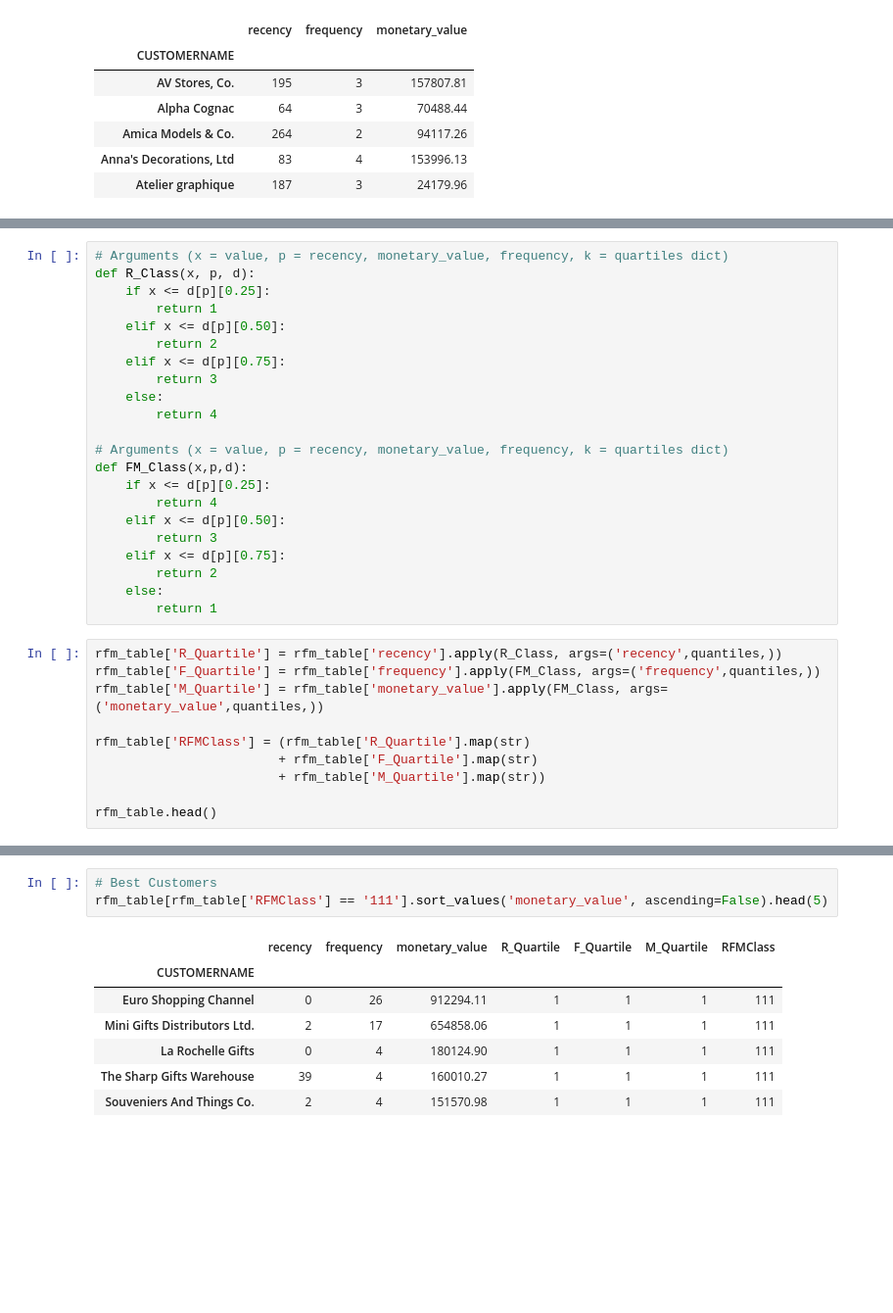
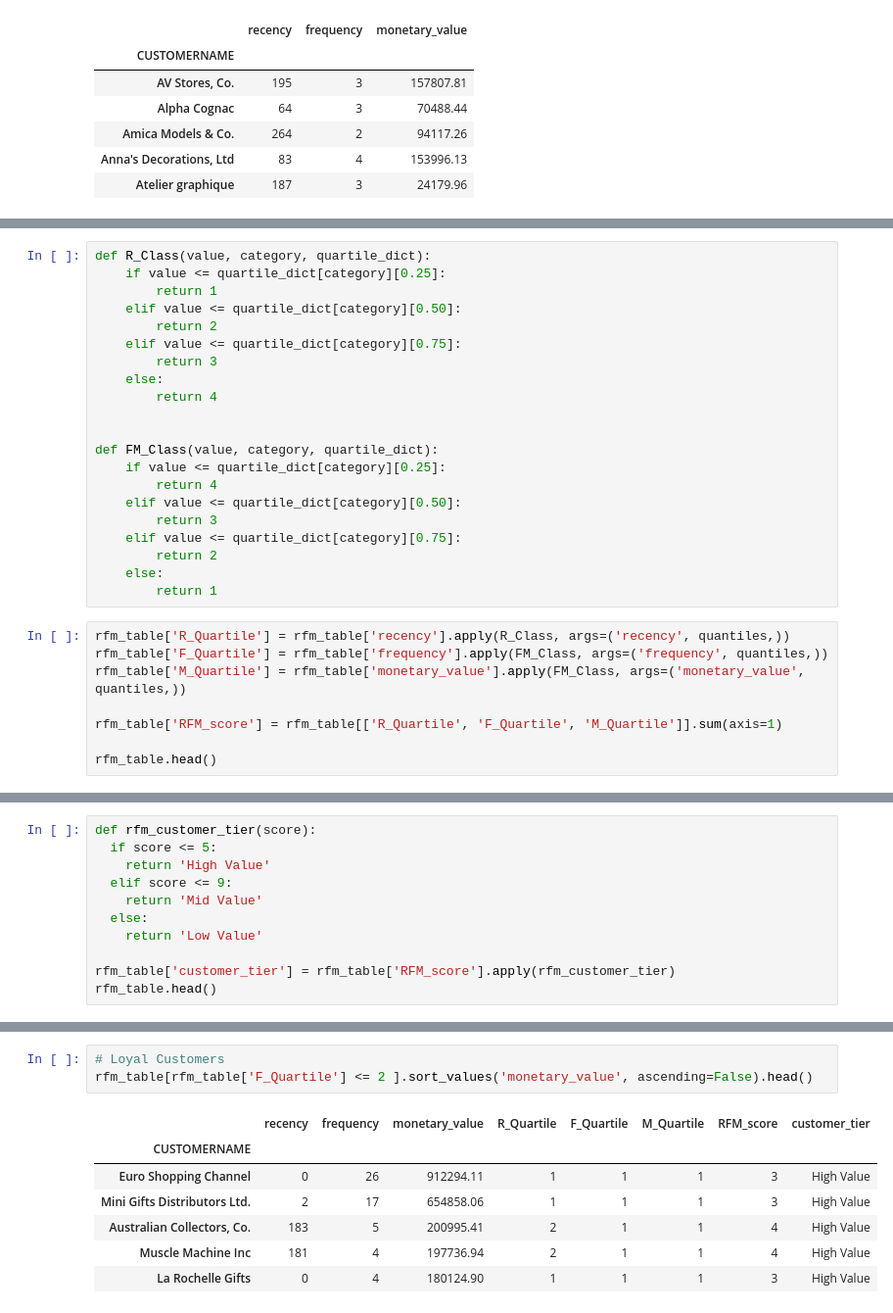
Before and after one commit to bundickm/Sales-Analysis-and-Dashboard, a Jupyter notebook: RFM_Analysis.ipynb, the cells around one changed output, grey strips where cells are left out. Shown: that part at 98% size. Saved outputs shown, nothing was run; the diff lists cells and outputs as text; blank space fills up the shorter version.

Commit message:
Completed quantile segmentation, started kmeans

```diff
--- a/RFM_Analysis.ipynb
+++ b/RFM_Analysis.ipynb
@@ -110,33 +114,30 @@ quantiles
 # %%
-# Arguments (x = value, p = recency, monetary_value, frequency, k = quartiles dict)
-def R_Class(x, p, d):
-    if x <= d[p][0.25]:
+def R_Class(value, category, quartile_dict):
+    if value <= quartile_dict[category][0.25]:
         return 1
-    elif x <= d[p][0.50]:
+    elif value <= quartile_dict[category][0.50]:
         return 2
-    elif x <= d[p][0.75]:
+    elif value <= quartile_dict[category][0.75]:
         return 3
     else:
         return 4
 
-# Arguments (x = value, p = recency, monetary_value, frequency, k = quartiles dict)
-def FM_Class(x,p,d):
-    if x <= d[p][0.25]:
+
+def FM_Class(value, category, quartile_dict):
+    if value <= quartile_dict[category][0.25]:
         return 4
-    elif x <= d[p][0.50]:
+    elif value <= quartile_dict[category][0.50]:
         return 3
-    elif x <= d[p][0.75]:
+    elif value <= quartile_dict[category][0.75]:
         return 2
     else:
         return 1
 # %%
-rfm_table['R_Quartile'] = rfm_table['recency'].apply(R_Class, args=('recency',quantiles,))
-rfm_table['F_Quartile'] = rfm_table['frequency'].apply(FM_Class, args=('frequency',quantiles,))
-rfm_table['M_Quartile'] = rfm_table['monetary_value'].apply(FM_Class, args=('monetary_value',quantiles,))
+rfm_table['R_Quartile'] = rfm_table['recency'].apply(R_Class, args=('recency', quantiles,))
+rfm_table['F_Quartile'] = rfm_table['frequency'].apply(FM_Class, args=('frequency', quantiles,))
+rfm_table['M_Quartile'] = rfm_table['monetary_value'].apply(FM_Class, args=('monetary_value', quantiles,))
 
-rfm_table['RFMClass'] = (rfm_table['R_Quartile'].map(str)
-                        + rfm_table['F_Quartile'].map(str)
-                        + rfm_table['M_Quartile'].map(str))
+rfm_table['RFM_score'] = rfm_table[['R_Quartile', 'F_Quartile', 'M_Quartile']].sum(axis=1)
 
 rfm_table.head()
 # %% [output]
@@ -149,0 +151,11 @@ rfm_table.head()
+# %%
+def rfm_customer_tier(score):
+  if score <= 5:
+    return 'High Value'
+  elif score <= 9:
+    return 'Mid Value'
+  else:
+    return 'Low Value'
+
+rfm_table['customer_tier'] = rfm_table['RFM_score'].apply(rfm_customer_tier)
+rfm_table.head()
@@ -150,11 +233,11 @@ rfm_table.head()
 # %%
-# Best Customers
-rfm_table[rfm_table['RFMClass'] == '111'].sort_values('monetary_value', ascending=False).head(5)
+# Loyal Customers
+rfm_table[rfm_table['F_Quartile'] <= 2 ].sort_values('monetary_value', ascending=False).head()
 # %% [output]
-|  | recency | frequency | monetary_value | R_Quartile | F_Quartile | M_Quartile | RFMClass |
-| CUSTOMERNAME |  |  |  |  |  |  |  |
-| Euro Shopping Channel | 0 | 26 | 912294.11 | 1 | 1 | 1 | 111 |
-| Mini Gifts Distributors Ltd. | 2 | 17 | 654858.06 | 1 | 1 | 1 | 111 |
-| La Rochelle Gifts | 0 | 4 | 180124.90 | 1 | 1 | 1 | 111 |
-| The Sharp Gifts Warehouse | 39 | 4 | 160010.27 | 1 | 1 | 1 | 111 |
-| Souveniers And Things Co. | 2 | 4 | 151570.98 | 1 | 1 | 1 | 111 |
+|  | recency | frequency | monetary_value | R_Quartile | F_Quartile | M_Quartile | RFM_score | customer_tier |
+| CUSTOMERNAME |  |  |  |  |  |  |  |  |
+| Euro Shopping Channel | 0 | 26 | 912294.11 | 1 | 1 | 1 | 3 | High Value |
+| Mini Gifts Distributors Ltd. | 2 | 17 | 654858.06 | 1 | 1 | 1 | 3 | High Value |
+| Australian Collectors, Co. | 183 | 5 | 200995.41 | 2 | 1 | 1 | 4 | High Value |
+| Muscle Machine Inc | 181 | 4 | 197736.94 | 2 | 1 | 1 | 4 | High Value |
+| La Rochelle Gifts | 0 | 4 | 180124.90 | 1 | 1 | 1 | 3 | High Value |
```
Also changed, not shown: parts of 25 cells of this notebook.
